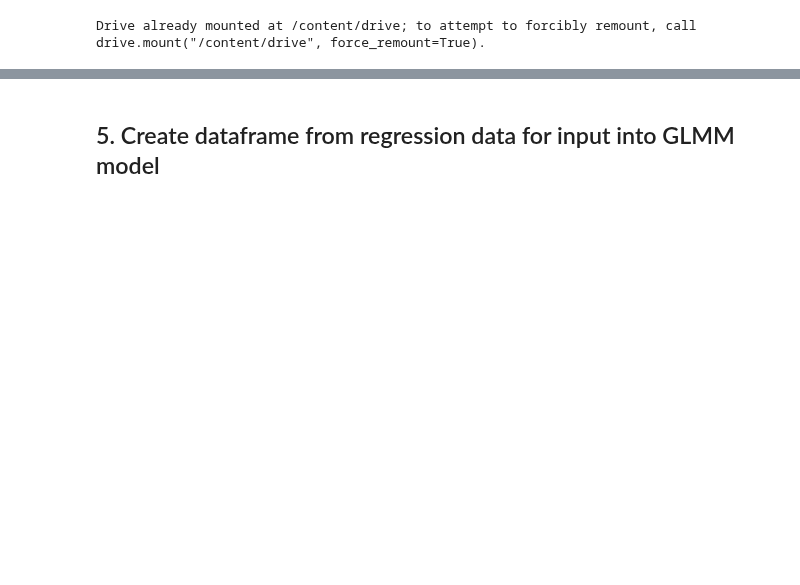
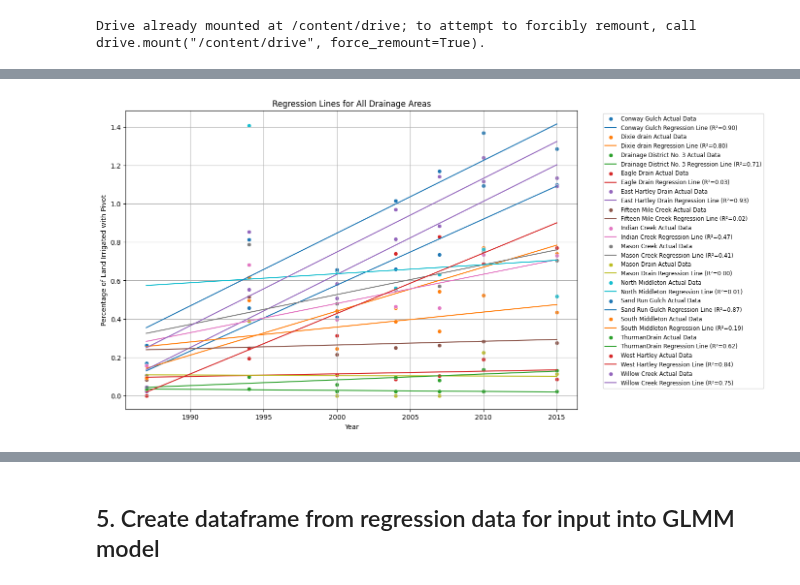
Before and after one commit to carlibeisel/Drains_Lower_Boise_River, a Jupyter notebook: *irrigation_change.ipynb, the cells around one changed output, grey strips where cells are left out. Drawn from its saved outputs; the diff is of its cells as text; code cells hidden in the pictures; blank space fills up the shorter version.

Commit message:
edited some of the regressions

```diff
--- a/*irrigation_change.ipynb
+++ b/*irrigation_change.ipynb
@@ -403,7 +429,7 @@ fig = go.Figure()
 for year, data in grouped:
     fig.add_trace(go.Scatter(
         x=data['Year'],
-        y=data['Pivot Proportion'],
+        y=data['Pivot Percent'],
         mode='lines',
         name=str(year)
     ))
@@ -411,7 +437,7 @@ for year, data in grouped:
 fig.update_layout(
     title="Irrigation Change in the Treasure Valley",
     xaxis=dict(title='Year'),
-    yaxis=dict(title='Proportion')
+    yaxis=dict(title='Pivot Irrigation Percentage')
 )
 
 fig.show()
@@ -464,3 +484,36 @@ for name, group in grouped:
     plot_filename = f'{name}_regression.tiff'
     plt.savefig(os.path.join(output_dir, plot_filename), format='tiff', dpi=300)
     plt.close()
+# %%
+# ---------------------------------------- #
+#  Combined Figure of all Regresion Plots
+# ---------------------------------------- #
+df = pd.read_csv('/content/drive/MyDrive/Data/Model Modifications/irrigation_change/drainshed_irrigation_change.csv')
+grouped = df.groupby('Name')
+plt.figure(figsize=(12, 8))
+
+for name, group in grouped:
+    model = LinearRegression()
+    X = group[['Year']]
+    y = group['Pivot Percent']
+    model.fit(X, y)
+    group['Predicted_Acres'] = model.predict(X)
+
+    r_squared = model.score(X, y) # Calculate the R² value
+    sns.scatterplot(data=group, x='Year', y='Pivot Percent', label=f'{name} Actual Data', marker='o')
+    plt.plot(group['Year'], group['Predicted_Acres'], label=f'{name} Regression Line (R²={r_squared:.2f})')  # plot the regression line
+
+plt.title('Regression Lines for All Drainage Areas')
+plt.xlabel('Year')
+plt.ylabel('Percentage of Land Irrigated with Pivot')
+plt.grid(True)
+plt.legend(bbox_to_anchor=(1.05, 1), loc='upper left', fontsize='small')  # Adjust legend position
+
+output_dir = '/content/drive/MyDrive/Data/Model Modifications/irrigation_change/Figures/drainshed_regressions/linear/'
+os.makedirs(output_dir, exist_ok=True)
+combined_plot_filename = 'all_drainshed_regressions.tiff'
+plt.savefig(os.path.join(output_dir, combined_plot_filename), format='tiff', dpi=300, bbox_inches='tight')
+plt.show()
+plt.close()
+# %% [output]
+[figure, added]
```
Also changed, not shown: parts of 16 cells of this notebook.
